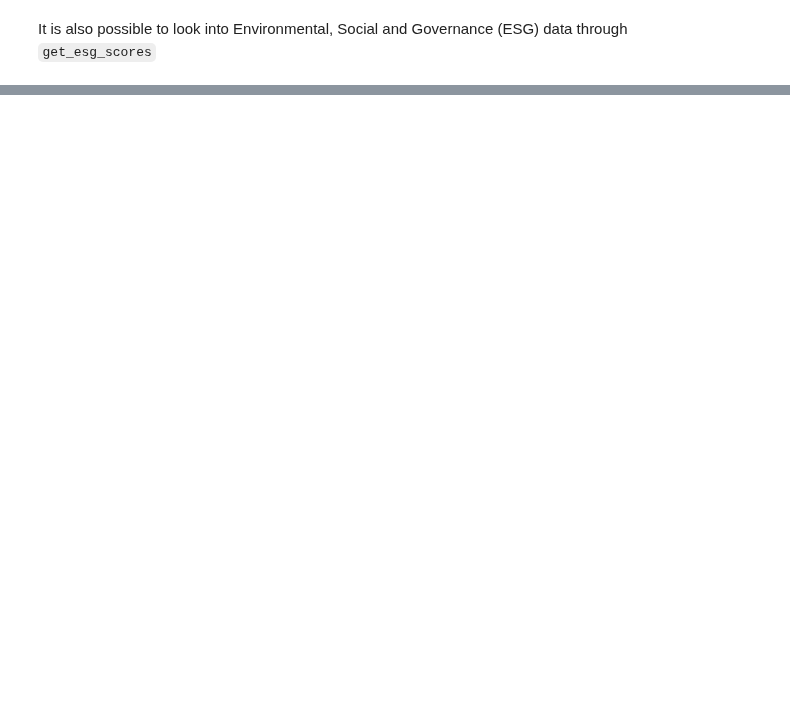
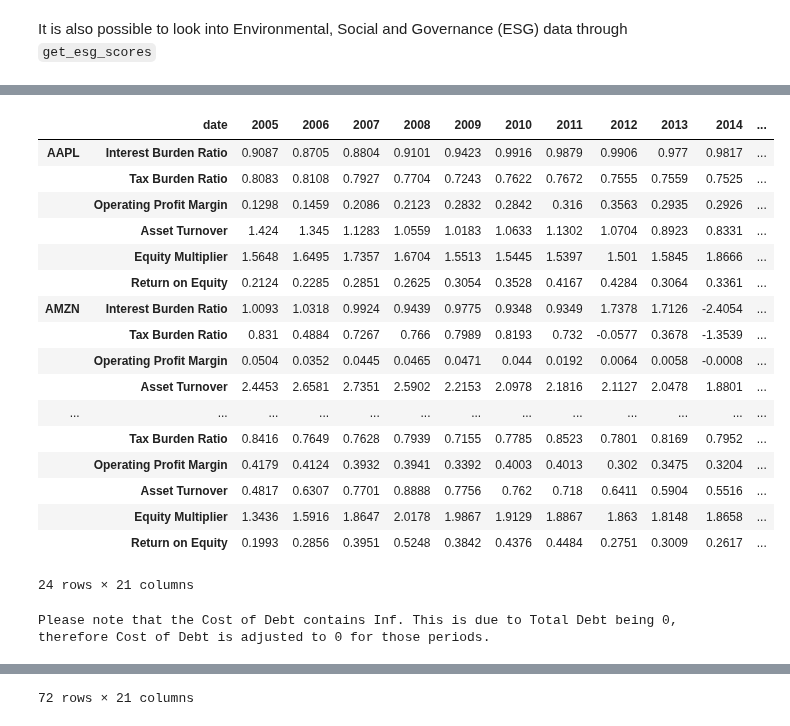
Before and after one commit to JerBouma/jerbouma.github.io, a Jupyter notebook: assets/notebooks/financetoolkit/getting-started.ipynb, the cells around one changed output, grey strips where cells are left out. Cells and saved outputs as stored; diff of their text form; code cells hidden in the pictures; blank space fills up the shorter version.

```diff
--- a/assets/notebooks/financetoolkit/getting-started.ipynb
+++ b/assets/notebooks/financetoolkit/getting-started.ipynb
@@ -416,0 +421,26 @@ companies.get_profile()
+# %%
+# Run the Extended DuPont analysis
+display(companies.models.get_extended_dupont_analysis())
+
+# Obtain the Weighted Average Cost of Capital, including its growth over multiple lags
+display(companies.models.get_weighted_average_cost_of_capital(growth=True, lag=[1, 2, 3]))
+# %% [output]
+|  | date | 2005 | 2006 | 2007 | 2008 | 2009 | 2010 | 2011 | 2012 | 2013 | 2014 | ... |
+| AAPL | Interest Burden Ratio | 0.9087 | 0.8705 | 0.8804 | 0.9101 | 0.9423 | 0.9916 | 0.9879 | 0.9906 | 0.977 | 0.9817 | ... |
+|  | Tax Burden Ratio | 0.8083 | 0.8108 | 0.7927 | 0.7704 | 0.7243 | 0.7622 | 0.7672 | 0.7555 | 0.7559 | 0.7525 | ... |
+|  | Operating Profit Margin | 0.1298 | 0.1459 | 0.2086 | 0.2123 | 0.2832 | 0.2842 | 0.316 | 0.3563 | 0.2935 | 0.2926 | ... |
+|  | Asset Turnover | 1.424 | 1.345 | 1.1283 | 1.0559 | 1.0183 | 1.0633 | 1.1302 | 1.0704 | 0.8923 | 0.8331 | ... |
+|  | Equity Multiplier | 1.5648 | 1.6495 | 1.7357 | 1.6704 | 1.5513 | 1.5445 | 1.5397 | 1.501 | 1.5845 | 1.8666 | ... |
+|  | Return on Equity | 0.2124 | 0.2285 | 0.2851 | 0.2625 | 0.3054 | 0.3528 | 0.4167 | 0.4284 | 0.3064 | 0.3361 | ... |
+| AMZN | Interest Burden Ratio | 1.0093 | 1.0318 | 0.9924 | 0.9439 | 0.9775 | 0.9348 | 0.9349 | 1.7378 | 1.7126 | -2.4054 | ... |
+|  | Tax Burden Ratio | 0.831 | 0.4884 | 0.7267 | 0.766 | 0.7989 | 0.8193 | 0.732 | -0.0577 | 0.3678 | -1.3539 | ... |
+|  | Operating Profit Margin | 0.0504 | 0.0352 | 0.0445 | 0.0465 | 0.0471 | 0.044 | 0.0192 | 0.0064 | 0.0058 | -0.0008 | ... |
+|  | Asset Turnover | 2.4453 | 2.6581 | 2.7351 | 2.5902 | 2.2153 | 2.0978 | 2.1816 | 2.1127 | 2.0478 | 1.8801 | ... |
+| ... | ... | ... | ... | ... | ... | ... | ... | ... | ... | ... | ... | ... |
+|  | Tax Burden Ratio | 0.8416 | 0.7649 | 0.7628 | 0.7939 | 0.7155 | 0.7785 | 0.8523 | 0.7801 | 0.8169 | 0.7952 | ... |
+|  | Operating Profit Margin | 0.4179 | 0.4124 | 0.3932 | 0.3941 | 0.3392 | 0.4003 | 0.4013 | 0.302 | 0.3475 | 0.3204 | ... |
+|  | Asset Turnover | 0.4817 | 0.6307 | 0.7701 | 0.8888 | 0.7756 | 0.762 | 0.718 | 0.6411 | 0.5904 | 0.5516 | ... |
+|  | Equity Multiplier | 1.3436 | 1.5916 | 1.8647 | 2.0178 | 1.9867 | 1.9129 | 1.8867 | 1.863 | 1.8148 | 1.8658 | ... |
+|  | Return on Equity | 0.1993 | 0.2856 | 0.3951 | 0.5248 | 0.3842 | 0.4376 | 0.4484 | 0.2751 | 0.3009 | 0.2617 | ... |
+24 rows × 21 columns
+Please note that the Cost of Debt contains Inf. This is due to Total Debt being 0, therefore Cost of Debt is adjusted to 0 for those periods.
@@ -416,0 +459 @@ companies.get_profile()
+72 rows × 21 columns
```
Also changed, not shown: parts of 45 cells of this notebook, 11 other files.
